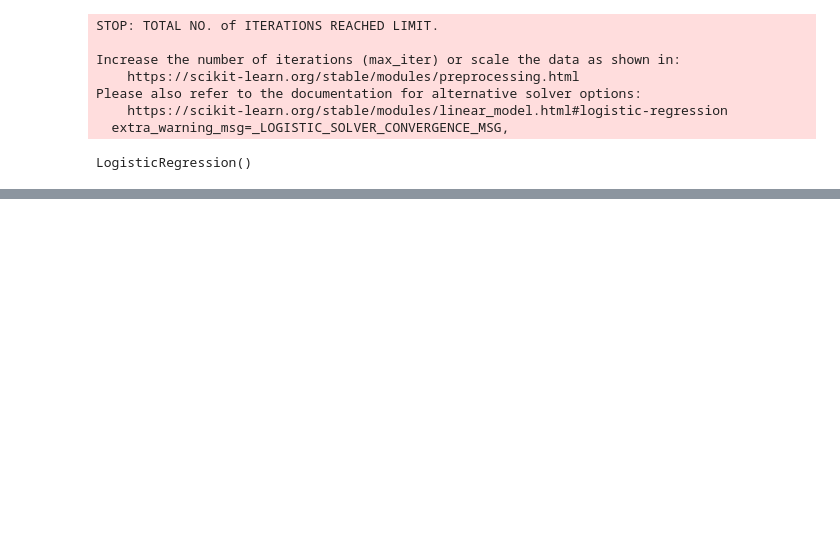
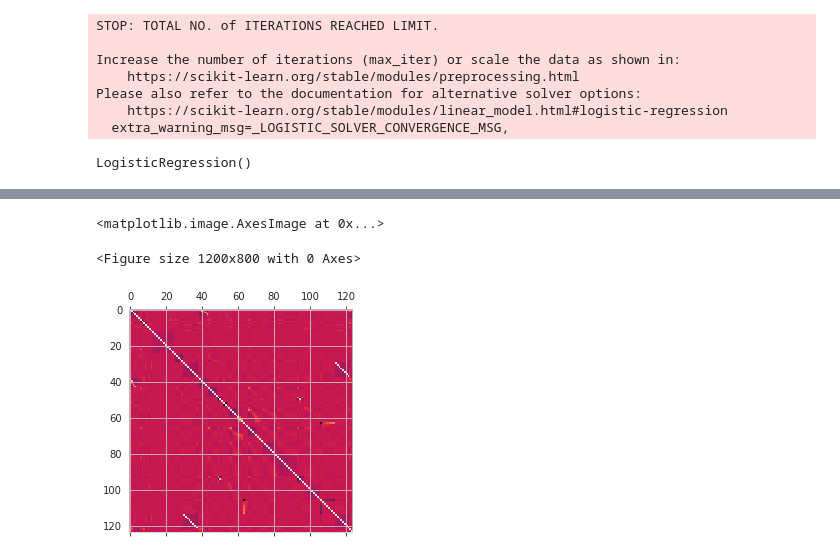
Before and after one commit to EmilSeyfullayev/Credit_Risk_Modeling_in_Python, a Jupyter notebook: Modeling.ipynb, the cells around one changed output, grey strips where cells are left out. Saved outputs shown, nothing was run; the diff lists cells and outputs as text; code cells hidden in the pictures; blank space fills up the shorter version.

```diff
--- a/Modeling.ipynb
+++ b/Modeling.ipynb
@@ -29,4 +29,13 @@ test.head()
 | 3 | 263083 | 0 | 0 | 1 | 0 | 0 | 0 | 0 | 0 | ... |
 | 4 | 165001 | 1 | 0 | 0 | 0 | 0 | 0 | 0 | 0 | ... |
 5 rows × 146 columns
+# %%
+columns_needed_to_be_dropped = ['Unnamed: 0','since_issue_date:<87',
+'since_issue_date:<90', 'since_issue_date:<92',
+'since_issue_date:<94', 'since_issue_date:<99',
+'since_issue_date:<103', 'since_issue_date:<112',
+'since_issue_date:<142', 'since_issue_date:>=142',]
+# %%
+train.drop(columns_needed_to_be_dropped, axis=1, inplace=True)
+test.drop(columns_needed_to_be_dropped, axis=1, inplace=True)
 # %%
@@ -87,6 +76,3 @@ test.drop(reference_variables, axis=1, inplace=True)
 # %%
 from sklearn.linear_model import LogisticRegression
 from sklearn import metrics
-# %%
-train.drop('Unnamed: 0', axis=1, inplace=True)
-test.drop('Unnamed: 0', axis=1, inplace=True)
@@ -116,0 +198,7 @@ LogisticRegression()
+# %%
+plt.figure(dpi = 200)
+plt.matshow(train.corr())
+# %% [output]
+<matplotlib.image.AxesImage at 0x...>
+<Figure size 1200x800 with 0 Axes>
+[figure, added]
```
Also changed, not shown: parts of 21 cells of this notebook.
